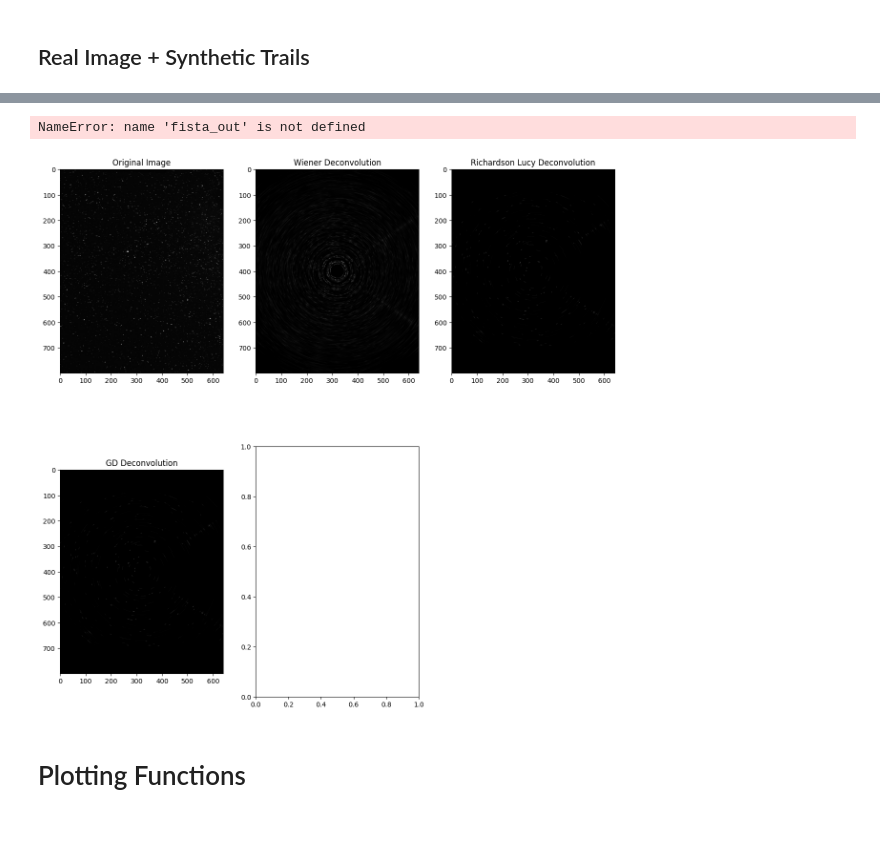
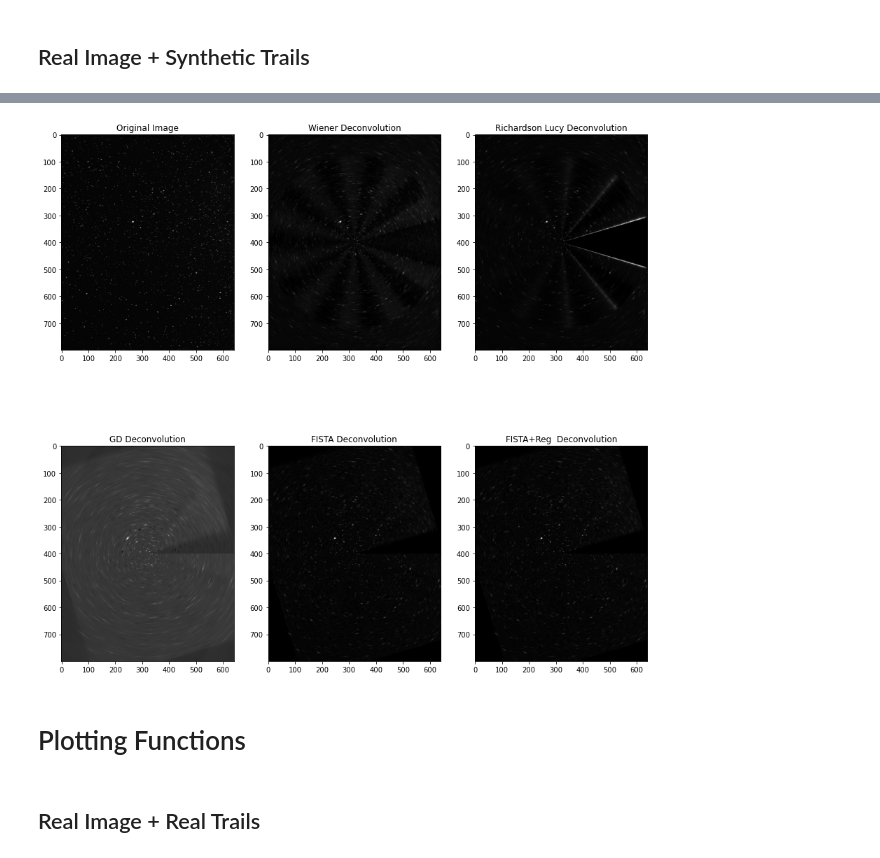
Before and after one commit to GSNikhil/star-trail-removal, a Jupyter notebook: main.ipynb, the cells around one changed output, grey strips where cells are left out. Saved outputs shown, nothing was run; the diff lists cells and outputs as text; code cells hidden in the pictures; blank space fills up the shorter version.

```diff
--- a/main.ipynb
+++ b/main.ipynb
@@ -570,0 +533,2 @@ gd_fista_tikhonov_out = gd_fista_tikhonov_reg(star_trail_img, pad_psf, n_iters=1
+# %%
+gd_out = vanilla_gd(blur_polar_img, pad_psf, n_iters=100)
@@ -570,0 +537,2 @@ gd_fista_tikhonov_out = gd_fista_tikhonov_reg(star_trail_img, pad_psf, n_iters=1
+# %%
+fista_out = gd_fista(blur_polar_img, pad_psf, n_iters=100)
@@ -570,0 +541,2 @@ gd_fista_tikhonov_out = gd_fista_tikhonov_reg(star_trail_img, pad_psf, n_iters=1
+# %%
+gd_fista_tikhonov_out = gd_fista_tikhonov_reg(blur_polar_img, pad_psf, n_iters=100)
@@ -571,43 +545,45 @@ gd_fista_tikhonov_out = gd_fista_tikhonov_reg(star_trail_img, pad_psf, n_iters=1
+# %%
+blur_polar_img += blur_polar_img.max() * 1e-5
+rl_out = restore.richardson_lucy(blur_polar_img, kernel, iterations=200)
 # %%
 f = plt.figure(figsize=(15, 15))
 plt.subplot(2, 3, 1)
 plt.imshow(img, cmap='gray')
 plt.title("Original Image")
 
 plt.subplot(2, 3, 2)
-wiener_out = contrast_stetch(wiener_out)
-wiener_recon = inverse_polar_transform(wiener_out, center=coded_center, output=img.shape)
+wiener_out1 = contrast_stetch(wiener_out)
+wiener_recon = inverse_polar_transform(wiener_out1, center=coded_center, output=img.shape)
 plt.title("Wiener Deconvolution")
 plt.imshow(wiener_recon, cmap='gray')
 
 plt.subplot(2, 3, 3)
-rl_out = contrast_stetch(rl_out)
-rl_recon = inverse_polar_transform(rl_out, center=coded_center, output=img.shape)
+rl_out1 = contrast_stetch(rl_out)
+rl_recon = inverse_polar_transform(rl_out1, center=coded_center, output=img.shape)
 plt.title("Richardson Lucy Deconvolution")
 plt.imshow(rl_recon, cmap='gray')
 
 plt.subplot(2, 3, 4)
-gd_out = contrast_stetch(crop(gd_out))
-gd_recon = inverse_polar_transform(gd_out, center=coded_center, output=img.shape)
+gd_out1 = contrast_stetch(crop(gd_out))
+gd_recon = inverse_polar_transform(gd_out1, center=coded_center, output=img.shape)
 plt.title("GD Deconvolution")
-plt.imshow(rl_recon, cmap='gray')
+plt.imshow(gd_recon, cmap='gray')
 
 plt.subplot(2, 3, 5)
-fista_out = contrast_stetch(crop(fista_out))
-fista_recon = inverse_polar_transform(fista_out, center=coded_center, output=img.shape)
+fista_out1 = contrast_stetch(crop(fista_out))
+fista_recon = inverse_polar_transform(fista_out1, center=coded_center, output=img.shape)
 plt.title("FISTA Deconvolution")
-plt.imshow(rl_recon, cmap='gray')
+plt.imshow(fista_recon, cmap='gray')
 
 plt.subplot(2, 3, 6)
-gd_fista_tikhonov_out = contrast_stetch(crop(gd_fista_tikhonov_out))
-gd_fista_tikhonov_recon = inverse_polar_transform(gd_fista_tikhonov_out, center=coded_center, output=img.shape)
+gd_fista_tikhonov_out1 = contrast_stetch(crop(gd_fista_tikhonov_out))
+gd_fista_tikhonov_recon = inverse_polar_transform(gd_fista_tikhonov_out1, center=coded_center, output=img.shape)
 plt.title("FISTA+Reg  Deconvolution")
-plt.imshow(rl_recon, cmap='gray')
+plt.imshow(gd_fista_tikhonov_recon, cmap='gray')
 
 plt.show()
 # %% [output]
-NameError: name 'fista_out' is not defined
-[figure, old version]
+[figure, new version]
 # %% [markdown]
 # Plotting Functions
 # %%
@@ -619,3 +595,5 @@ def plot_polar_img(img, mode=0, title=''):
 
     plt.title(title)
     plt.show()
+# %% [markdown]
+## Real Image + Real Trails
```
Also changed, not shown: parts of 44 cells of this notebook.
